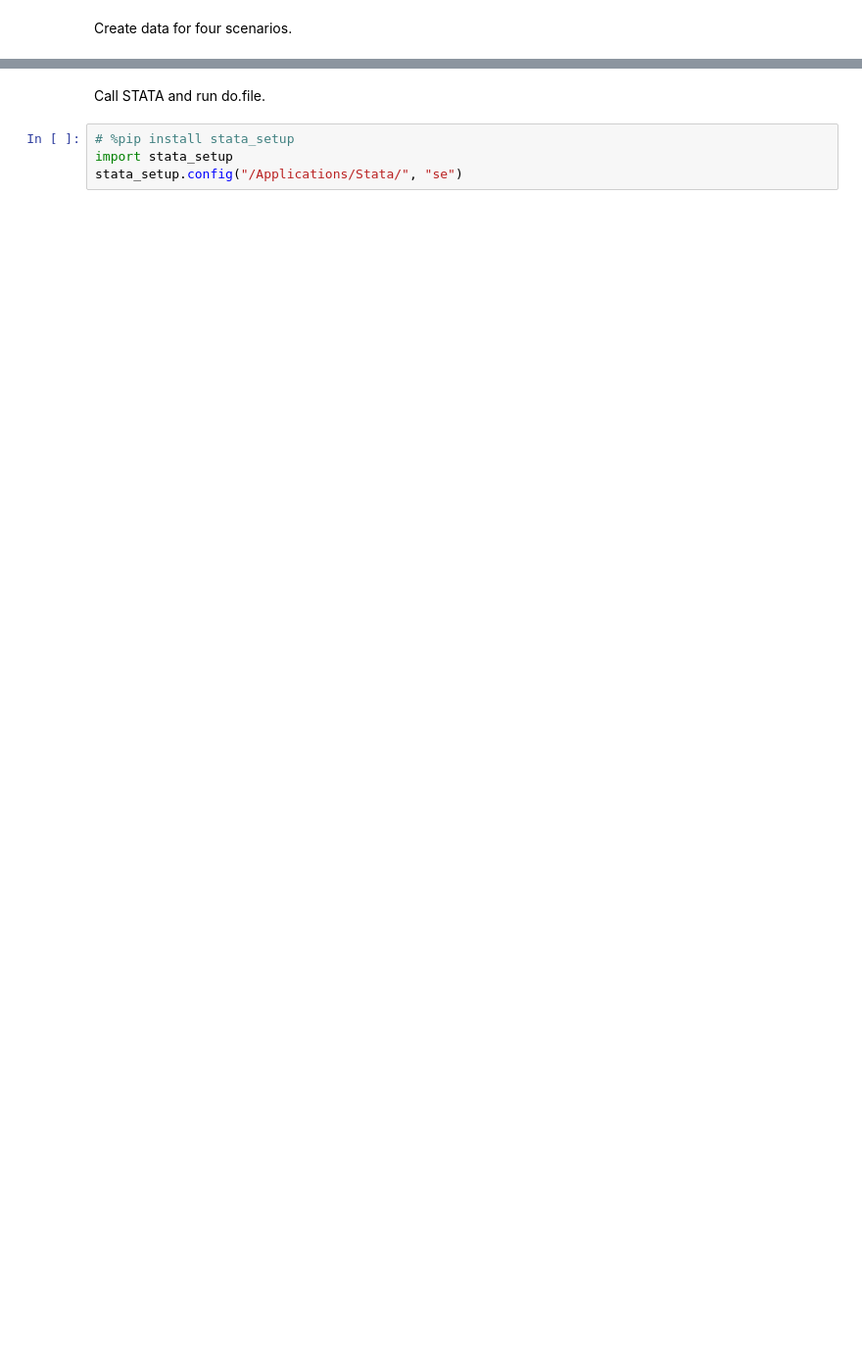
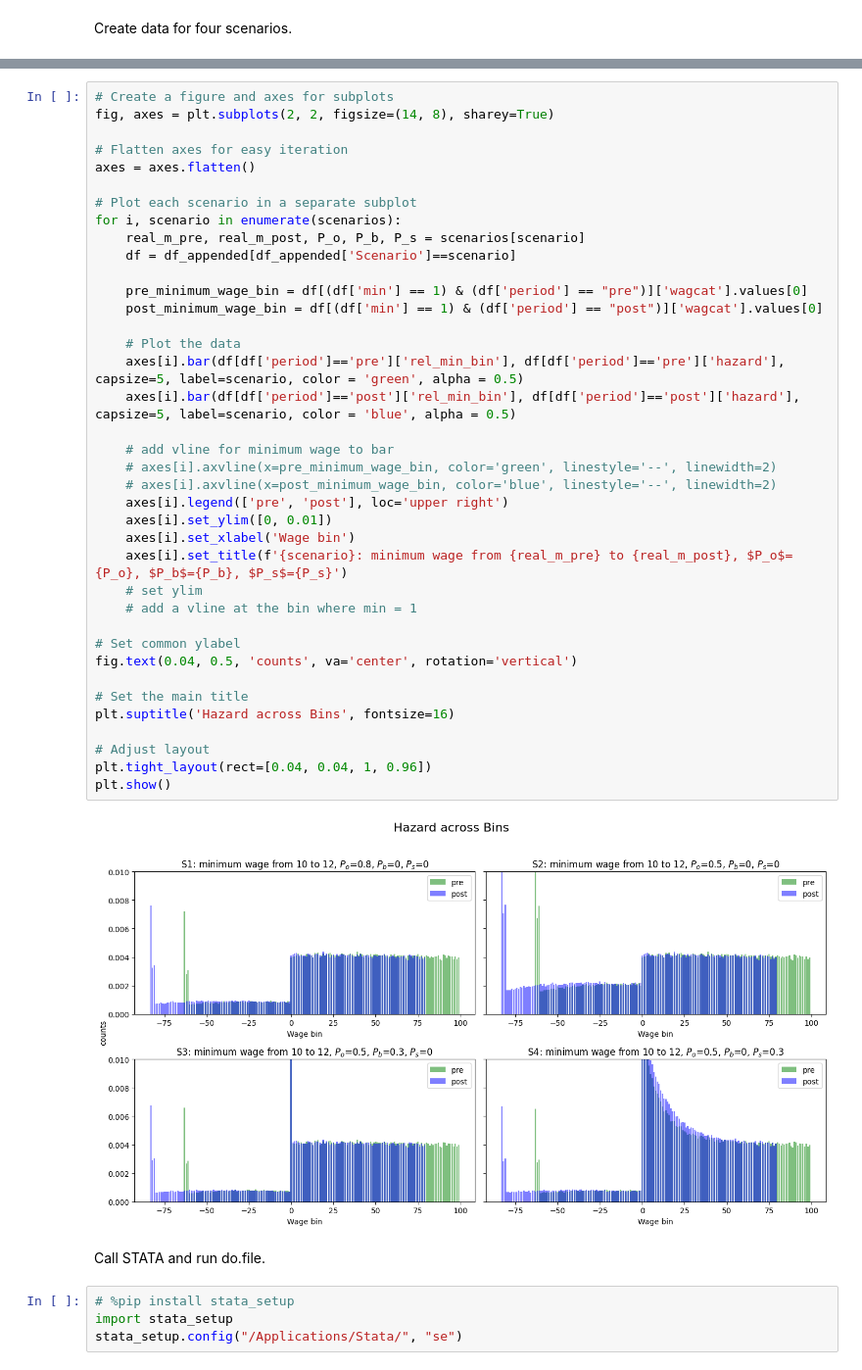
Before and after one commit to boyuchen21/minimum_wage, a Jupyter notebook: codes/compare_estimators.ipynb, the cells around one changed output, grey strips where cells are left out. Shown: that part at 98% size. Drawn from its saved outputs; the diff is of its cells as text; blank space fills up the shorter version.

```diff
--- a/codes/compare_estimators.ipynb
+++ b/codes/compare_estimators.ipynb
@@ -424,3 +521,43 @@ Scenario: S4
+# %%
+# Create a figure and axes for subplots
+fig, axes = plt.subplots(2, 2, figsize=(14, 8), sharey=True)
+
+# Flatten axes for easy iteration
+axes = axes.flatten()
+
+# Plot each scenario in a separate subplot
+for i, scenario in enumerate(scenarios):
+    real_m_pre, real_m_post, P_o, P_b, P_s = scenarios[scenario]
+    df = df_appended[df_appended['Scenario']==scenario]
+
+    pre_minimum_wage_bin = df[(df['min'] == 1) & (df['period'] == "pre")]['wagcat'].values[0]
+    post_minimum_wage_bin = df[(df['min'] == 1) & (df['period'] == "post")]['wagcat'].values[0]
+
+    # Plot the data
+    axes[i].bar(df[df['period']=='pre']['rel_min_bin'], df[df['period']=='pre']['hazard'], capsize=5, label=scenario, color = 'green', alpha = 0.5)
+    axes[i].bar(df[df['period']=='post']['rel_min_bin'], df[df['period']=='post']['hazard'], capsize=5, label=scenario, color = 'blue', alpha = 0.5)
+
+    # add vline for minimum wage to bar
+    # axes[i].axvline(x=pre_minimum_wage_bin, color='green', linestyle='--', linewidth=2)
+    # axes[i].axvline(x=post_minimum_wage_bin, color='blue', linestyle='--', linewidth=2)
+    axes[i].legend(['pre', 'post'], loc='upper right')
+    axes[i].set_ylim([0, 0.01])
+    axes[i].set_xlabel('Wage bin')
+    axes[i].set_title(f'{scenario}: minimum wage from {real_m_pre} to {real_m_post}, $P_o$={P_o}, $P_b$={P_b}, $P_s$={P_s}')
+    # set ylim
+    # add a vline at the bin where min = 1
+
+# Set common ylabel
+fig.text(0.04, 0.5, 'counts', va='center', rotation='vertical')
+
+# Set the main title
+plt.suptitle('Hazard across Bins', fontsize=16)
+
+# Adjust layout
+plt.tight_layout(rect=[0.04, 0.04, 1, 0.96])
+plt.show()
+# %% [output]
+[figure, added]
 # %% [markdown]
 Call STATA and run do.file.
 # %%
```
Also changed, not shown: parts of 21 cells of this notebook, 11 other files.
